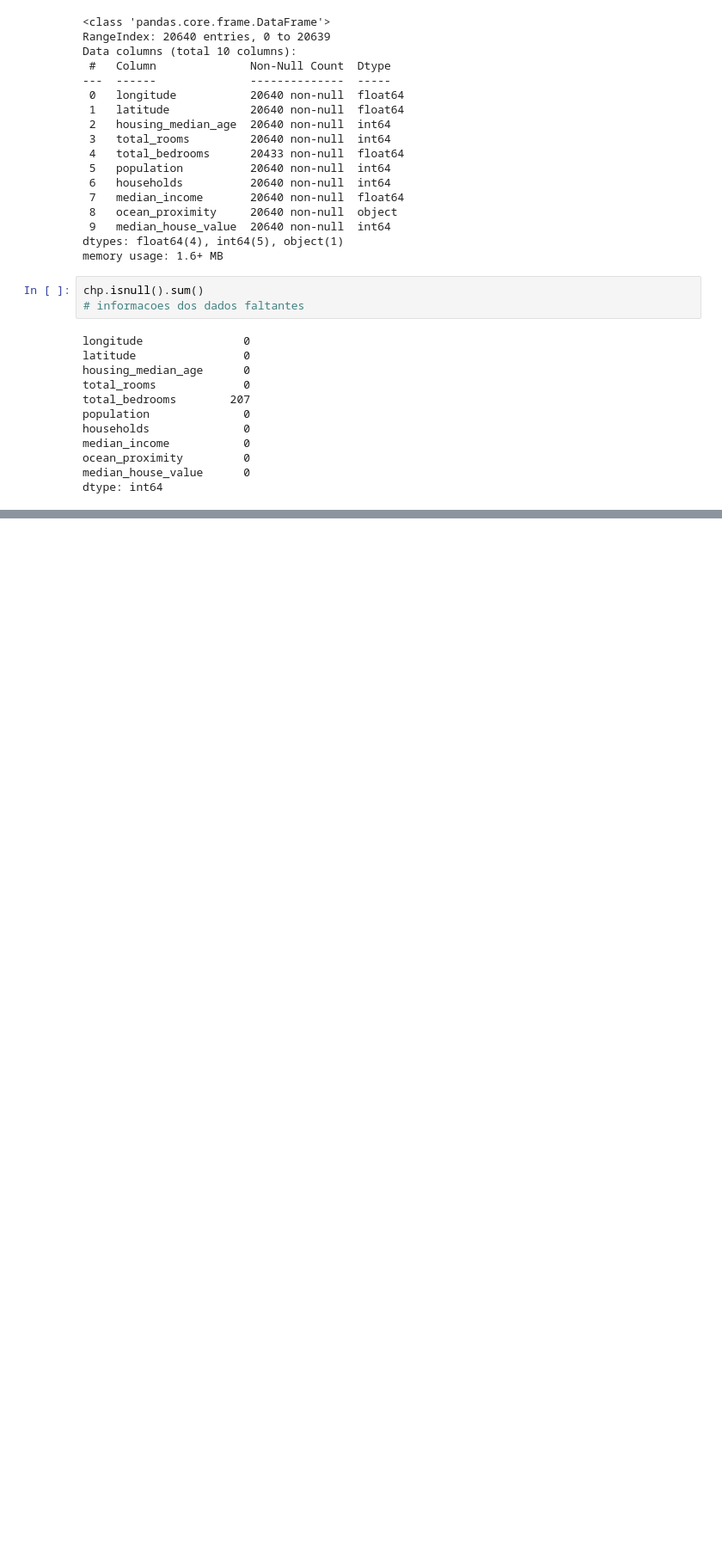
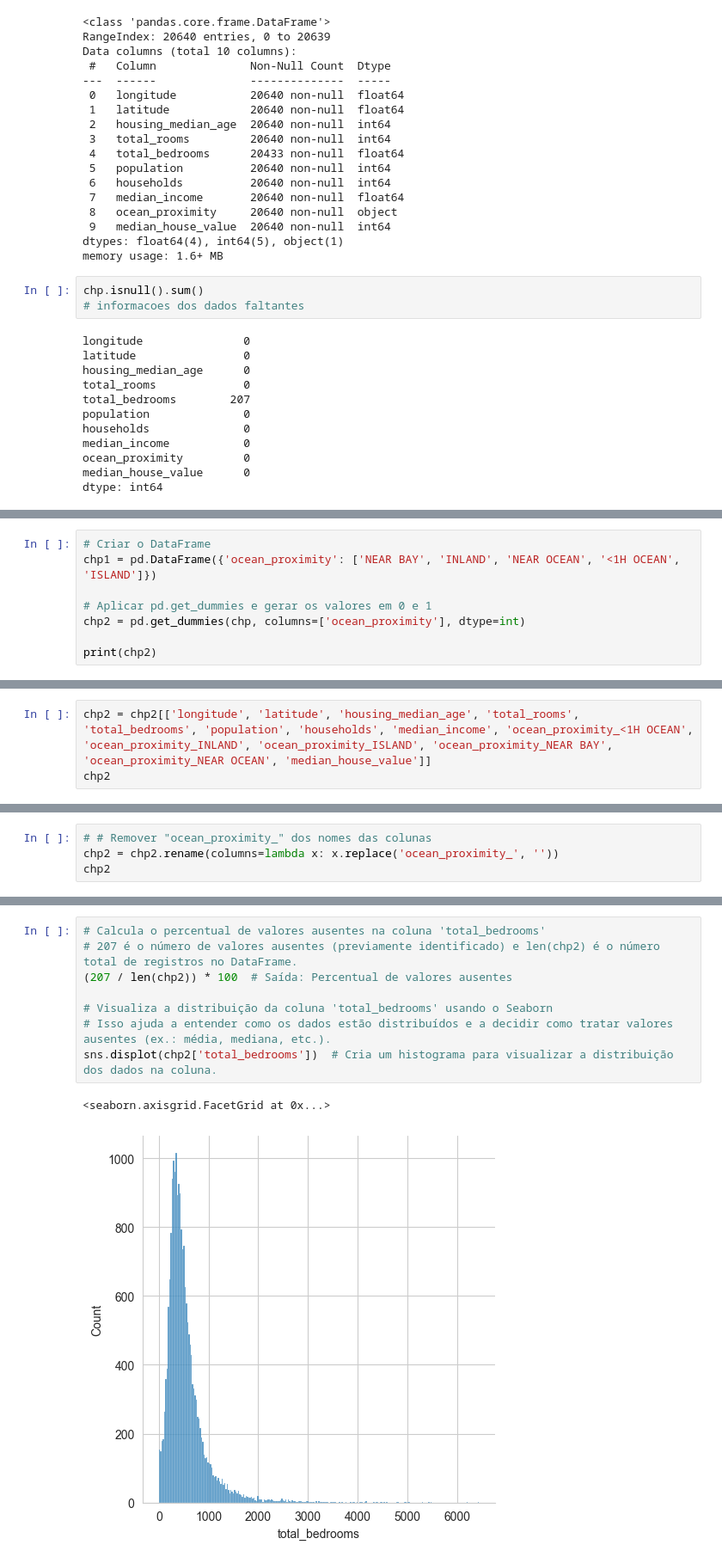
Before and after one commit to nayarasobral/prevendo_valor_medio_de_casas_na_california, a Jupyter notebook: prevendo_valor_medio_house.ipynb, the cells around one changed output, grey strips where cells are left out. Shown at 86% size. Cells and saved outputs as stored; diff of their text form; blank space fills up the shorter version.

```diff
--- a/prevendo_valor_medio_house.ipynb
+++ b/prevendo_valor_medio_house.ipynb
@@ -79,0 +94,8 @@ array(['NEAR BAY', '<1H OCEAN', 'INLAND', 'NEAR OCEAN', 'ISLAND'],
+# %%
+# Criar o DataFrame
+chp1 = pd.DataFrame({'ocean_proximity': ['NEAR BAY', 'INLAND', 'NEAR OCEAN', '<1H OCEAN', 'ISLAND']})
+
+# Aplicar pd.get_dummies e gerar os valores em 0 e 1
+chp2 = pd.get_dummies(chp, columns=['ocean_proximity'], dtype=int)
+
+print(chp2)
@@ -79,0 +129,3 @@ array(['NEAR BAY', '<1H OCEAN', 'INLAND', 'NEAR OCEAN', 'ISLAND'],
+# %%
+chp2 = chp2[['longitude', 'latitude', 'housing_median_age', 'total_rooms', 'total_bedrooms', 'population', 'households', 'median_income', 'ocean_proximity_<1H OCEAN', 'ocean_proximity_INLAND', 'ocean_proximity_ISLAND', 'ocean_proximity_NEAR BAY', 'ocean_proximity_NEAR OCEAN', 'median_house_value']]
+chp2
@@ -79,0 +146,4 @@ array(['NEAR BAY', '<1H OCEAN', 'INLAND', 'NEAR OCEAN', 'ISLAND'],
+# %%
+# # Remover "ocean_proximity_" dos nomes das colunas
+chp2 = chp2.rename(columns=lambda x: x.replace('ocean_proximity_', ''))
+chp2
@@ -79,0 +172,11 @@ array(['NEAR BAY', '<1H OCEAN', 'INLAND', 'NEAR OCEAN', 'ISLAND'],
+# %%
+# Calcula o percentual de valores ausentes na coluna 'total_bedrooms'
+# 207 é o número de valores ausentes (previamente identificado) e len(chp2) é o número total de registros no DataFrame.
+(207 / len(chp2)) * 100  # Saída: Percentual de valores ausentes
+
+# Visualiza a distribuição da coluna 'total_bedrooms' usando o Seaborn
+# Isso ajuda a entender como os dados estão distribuídos e a decidir como tratar valores ausentes (ex.: média, mediana, etc.).
+sns.displot(chp2['total_bedrooms'])  # Cria um histograma para visualizar a distribuição dos dados na coluna.
+# %% [output]
+<seaborn.axisgrid.FacetGrid at 0x...>
+[figure, added]
```
Also changed, not shown: parts of 31 cells of this notebook, 1 other file.
